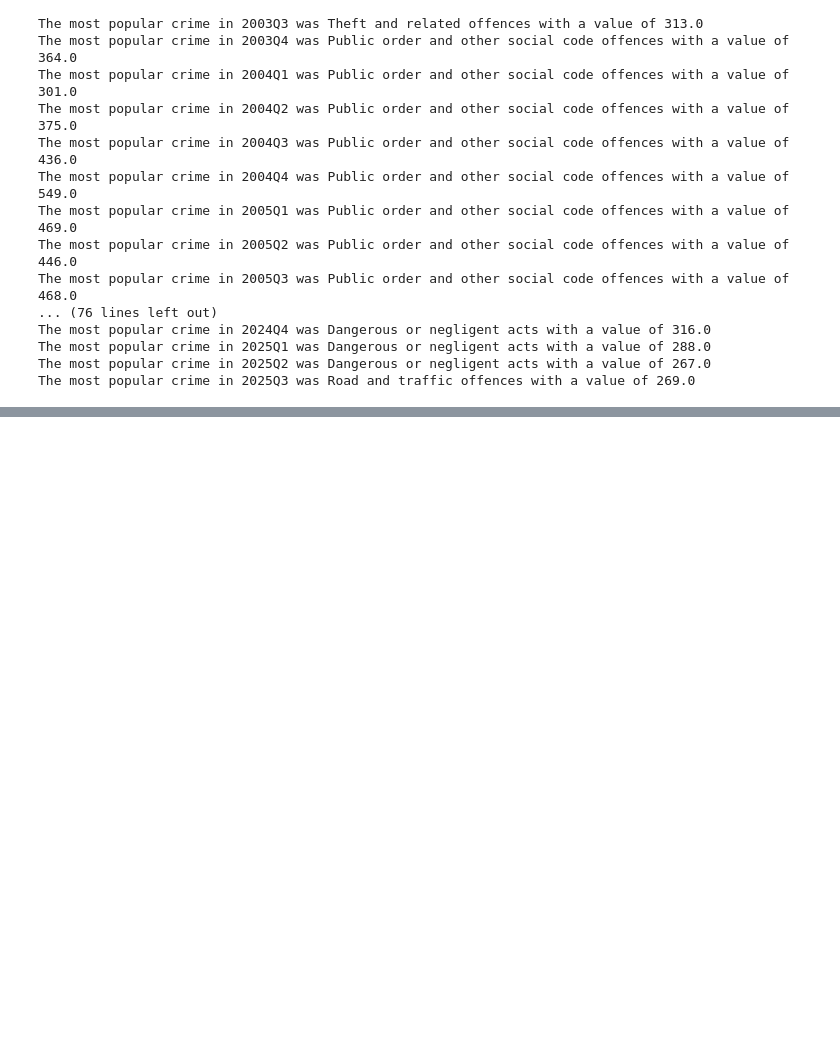
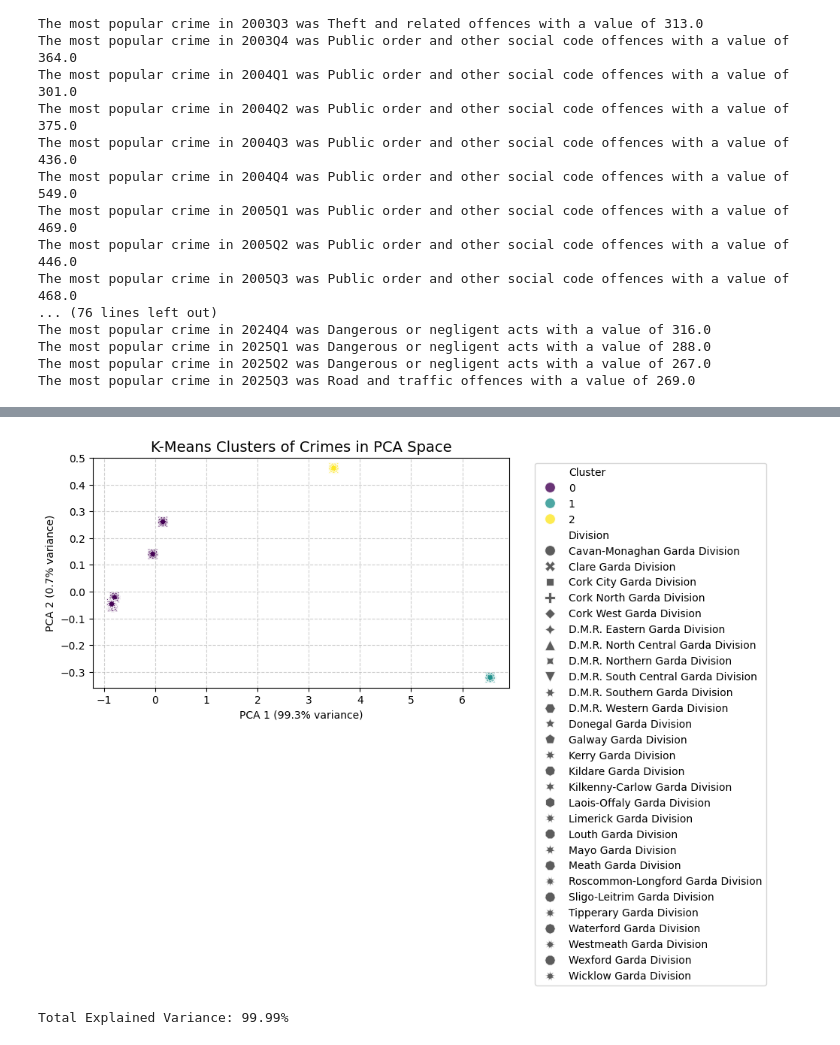
Before and after one commit to AD12334/crime, a Jupyter notebook: crime_peaks.ipynb, the cells around one changed output, grey strips where cells are left out. Saved outputs shown, nothing was run; the diff lists cells and outputs as text; code cells hidden in the pictures; blank space fills up the shorter version.

Commit message:
applied k means clustering to crime trends

```diff
--- a/crime_peaks.ipynb
+++ b/crime_peaks.ipynb
@@ -194,3 +216,21 @@ for division in crime_dict.keys():
     plt.tight_layout(rect=[0, 0, 1, 0.95])  # leave space for suptitle
     fig.savefig(f"counties/{division}/{division}_seasonal_crimes.png", bbox_inches="tight")
     plt.close(fig)  # close figure to free memory
+# %%
+rows = []
+
+for division, crimes in crime_dict.items():
+    for crime, counts in crimes.items():
+        rows.append({
+            "Division": division,
+            "Crime": crime,
+            "SPRING": counts[0],
+            "SUMMER": counts[1],
+            "AUTUMN": counts[2],
+            "WINTER": counts[3]
+        })
+
+df = pd.DataFrame(rows)
+
+print(df.head())  # check the first few rows
+df.to_csv("peak_crimes.csv")
@@ -196,0 +258,60 @@ for division in crime_dict.keys():
+# %%
+import pandas as pd
+import matplotlib.pyplot as plt
+import seaborn as sns
+from sklearn.preprocessing import StandardScaler
+from sklearn.cluster import KMeans
+from sklearn.decomposition import PCA
+import warnings
+
+# Optional: Prevents common KMeans memory leak warnings on Windows
+warnings.filterwarnings("ignore", category=UserWarning)
+
+# --- Clustering Logic ---
+# Selecting the seasonal features
+X = df[["SPRING", "SUMMER", "AUTUMN", "WINTER"]].values
+
+# Standardizing is crucial for KMeans so features contribute equally
+scaler = StandardScaler()
+X_scaled = scaler.fit_transform(X)
+
+# Define and fit KMeans
+k = 3
+kmeans = KMeans(n_clusters=k, n_init='auto', random_state=42)
+df["Cluster"] = kmeans.fit_predict(X_scaled)
+
+print("\nDataFrame with cluster labels:")
+print(df.head())
+
+# --- PCA for Visualization ---
+# Reduce 4D seasonal data to 2D for a scatter plot
+pca = PCA(n_components=2, random_state=42)
+X_pca = pca.fit_transform(X_scaled)
+
+# Add PCA coordinates back to DataFrame
+df["PCA1"] = X_pca[:, 0]
+df["PCA2"] = X_pca[:, 1]
+
+# --- Visualization ---
+plt.figure(figsize=(10, 6))
+sns.scatterplot(
+    data=df,
+    x="PCA1",
+    y="PCA2",
+    hue="Cluster",
+    palette="viridis", # Using a clearer color palette
+    style="Division" if "Division" in df.columns else None,
+    s=100,
+    alpha=0.8
+)
+
+plt.title("K-Means Clusters of Crimes in PCA Space", fontsize=14)
+plt.xlabel(f"PCA 1 ({pca.explained_variance_ratio_[0]:.1%} variance)")
+plt.ylabel(f"PCA 2 ({pca.explained_variance_ratio_[1]:.1%} variance)")
+plt.legend(bbox_to_anchor=(1.05, 1), loc='upper left')
+plt.grid(True, linestyle='--', alpha=0.6)
+plt.tight_layout()
+plt.show()
+
+print(f"Total Explained Variance: {sum(pca.explained_variance_ratio_):.2%}")
+# %% [output]
@@ -196,0 +335,2 @@ for division in crime_dict.keys():
+[figure, added]
+Total Explained Variance: 99.99%
```
Also changed, not shown: parts of 3 cells of this notebook, 2 other files.
